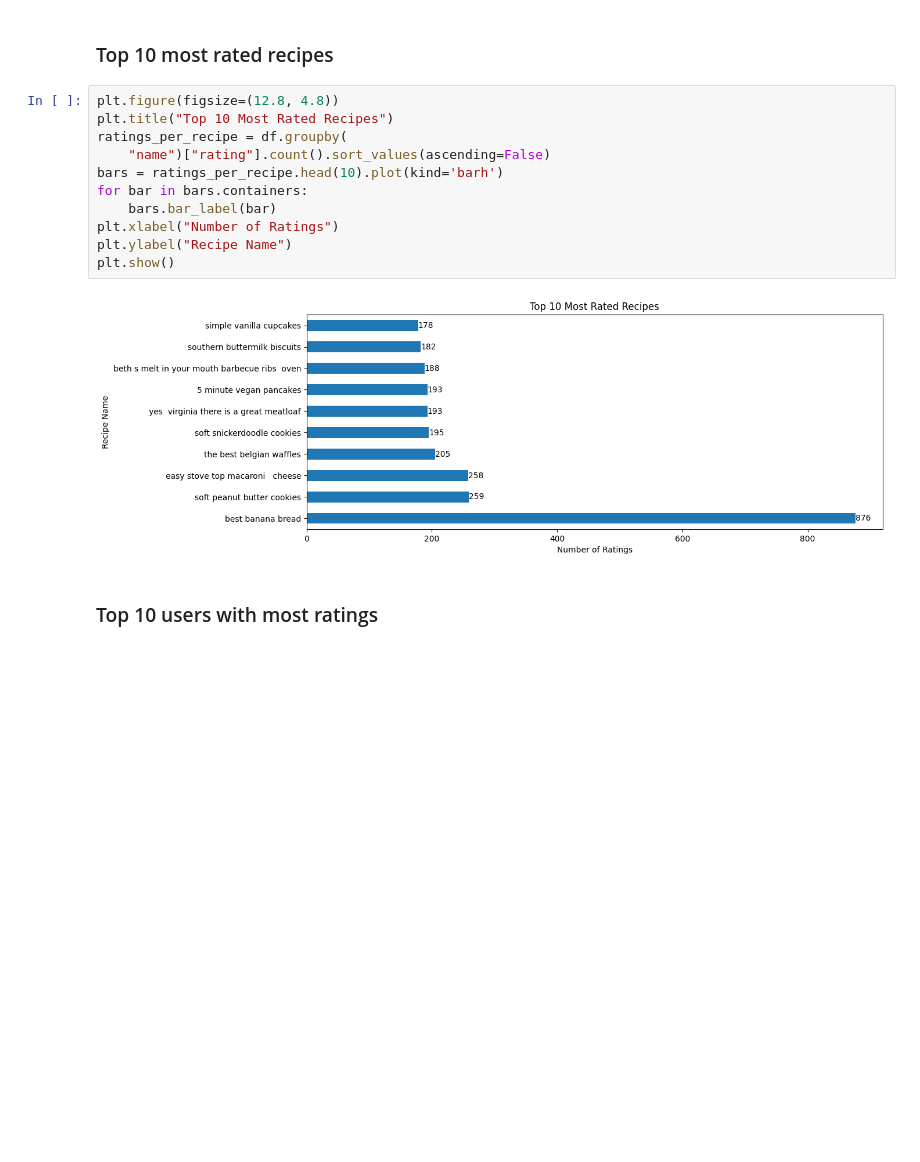
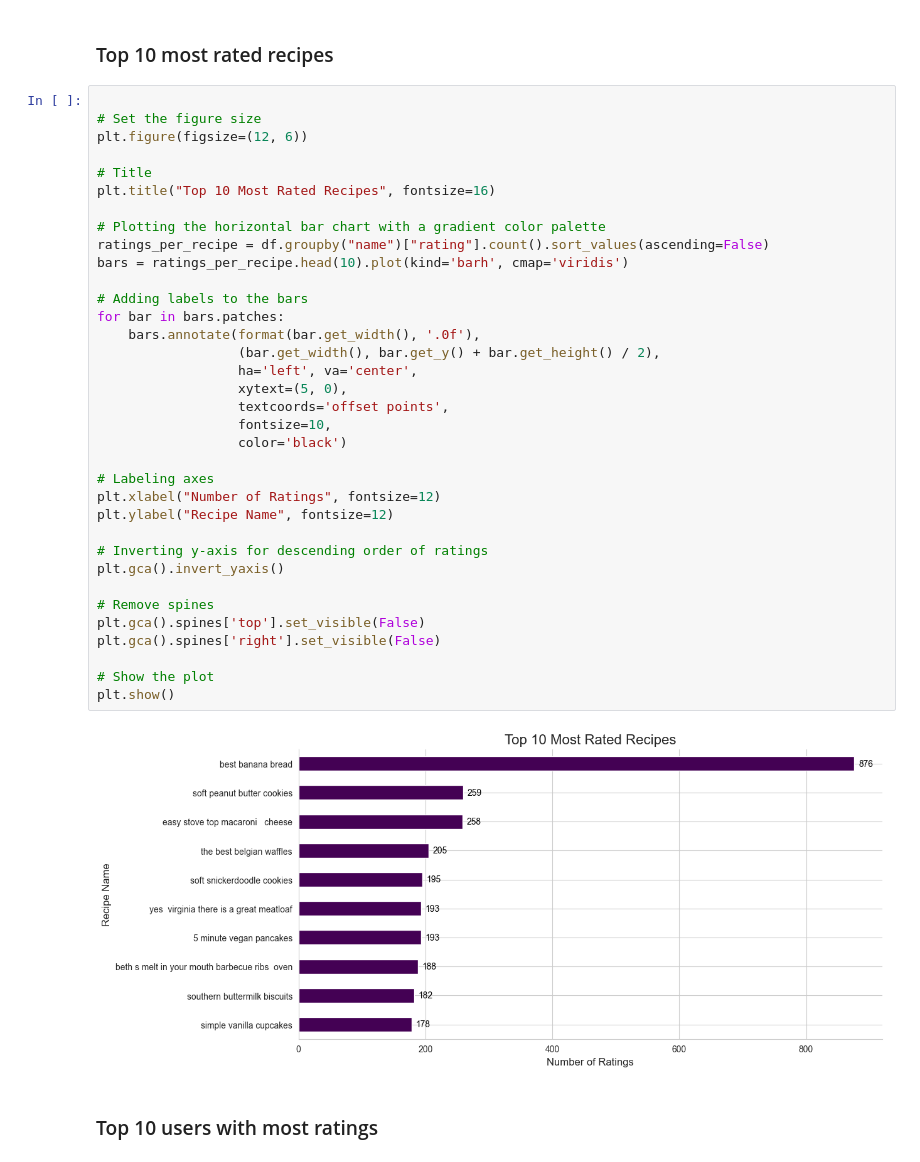
Before and after one commit to rahul-somanathan/dish-craft, a Jupyter notebook: notebooks/exploratory_data_analysis.ipynb, the cells around one changed output. Saved outputs shown, nothing was run; the diff lists cells and outputs as text; blank space fills up the shorter version.

```diff
--- a/notebooks/exploratory_data_analysis.ipynb
+++ b/notebooks/exploratory_data_analysis.ipynb
@@ -104,18 +169,42 @@ plt.show()
 # %% [markdown]
 ### Top 10 most rated recipes
 # %%
-plt.figure(figsize=(12.8, 4.8))
-plt.title("Top 10 Most Rated Recipes")
-ratings_per_recipe = df.groupby(
-    "name")["rating"].count().sort_values(ascending=False)
-bars = ratings_per_recipe.head(10).plot(kind='barh')
-for bar in bars.containers:
-    bars.bar_label(bar)
-plt.xlabel("Number of Ratings")
-plt.ylabel("Recipe Name")
+
+# Set the figure size
+plt.figure(figsize=(12, 6))
+
+# Title
+plt.title("Top 10 Most Rated Recipes", fontsize=16)
+
+# Plotting the horizontal bar chart with a gradient color palette
+ratings_per_recipe = df.groupby("name")["rating"].count().sort_values(ascending=False)
+bars = ratings_per_recipe.head(10).plot(kind='barh', cmap='viridis')
+
+# Adding labels to the bars
+for bar in bars.patches:
+    bars.annotate(format(bar.get_width(), '.0f'),
+                  (bar.get_width(), bar.get_y() + bar.get_height() / 2),
+                  ha='left', va='center',
+                  xytext=(5, 0),
+                  textcoords='offset points',
+                  fontsize=10,
+                  color='black')
+
+# Labeling axes
+plt.xlabel("Number of Ratings", fontsize=12)
+plt.ylabel("Recipe Name", fontsize=12)
+
+# Inverting y-axis for descending order of ratings
+plt.gca().invert_yaxis()
+
+# Remove spines
+plt.gca().spines['top'].set_visible(False)
+plt.gca().spines['right'].set_visible(False)
+
+# Show the plot
 plt.show()
 # %% [output]
-[figure, old version]
+[figure, new version]
 # %% [markdown]
 ### Top 10 users with most ratings
 # %%
```
Also changed, not shown: parts of 24 cells of this notebook, 2 other files.
